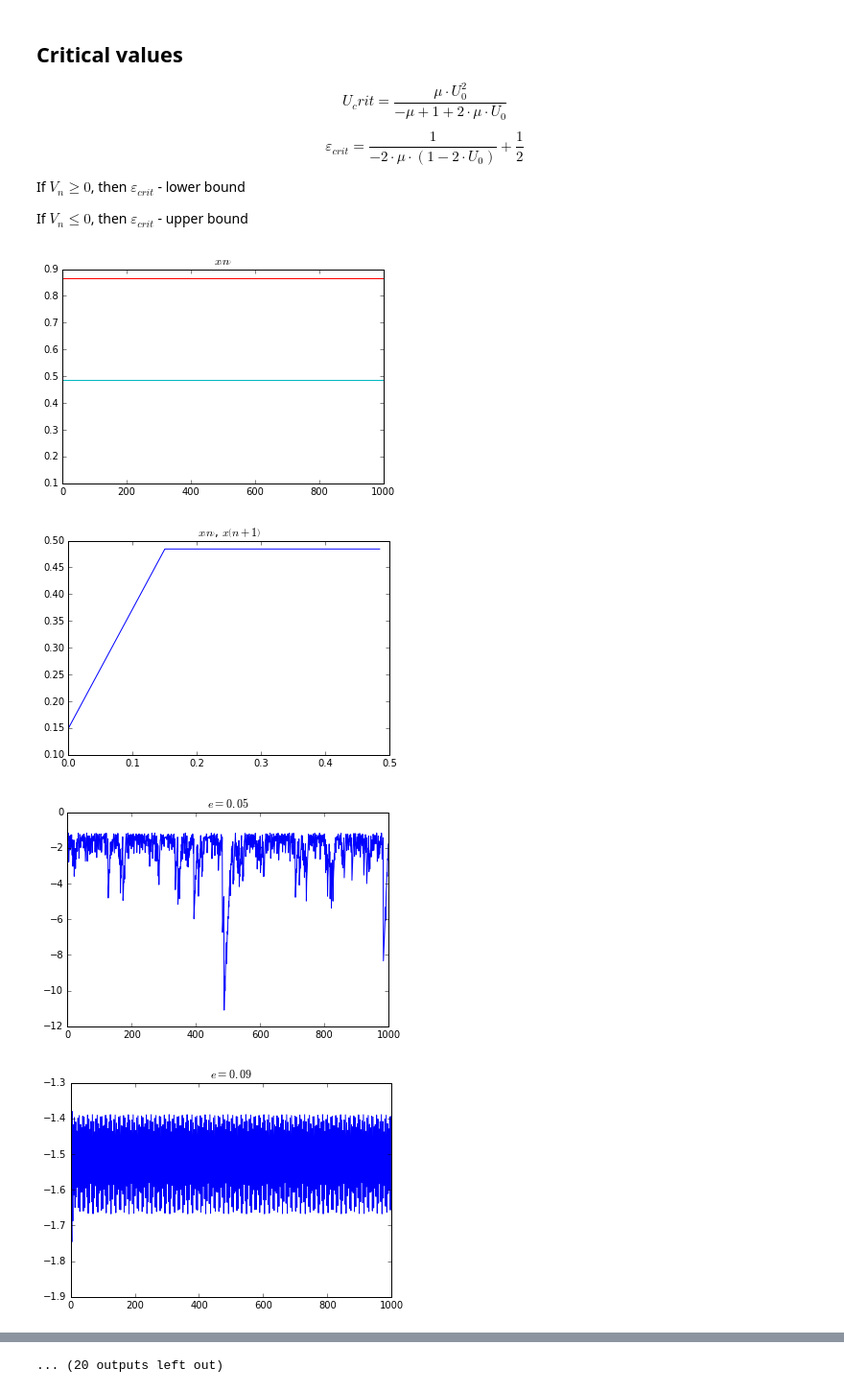
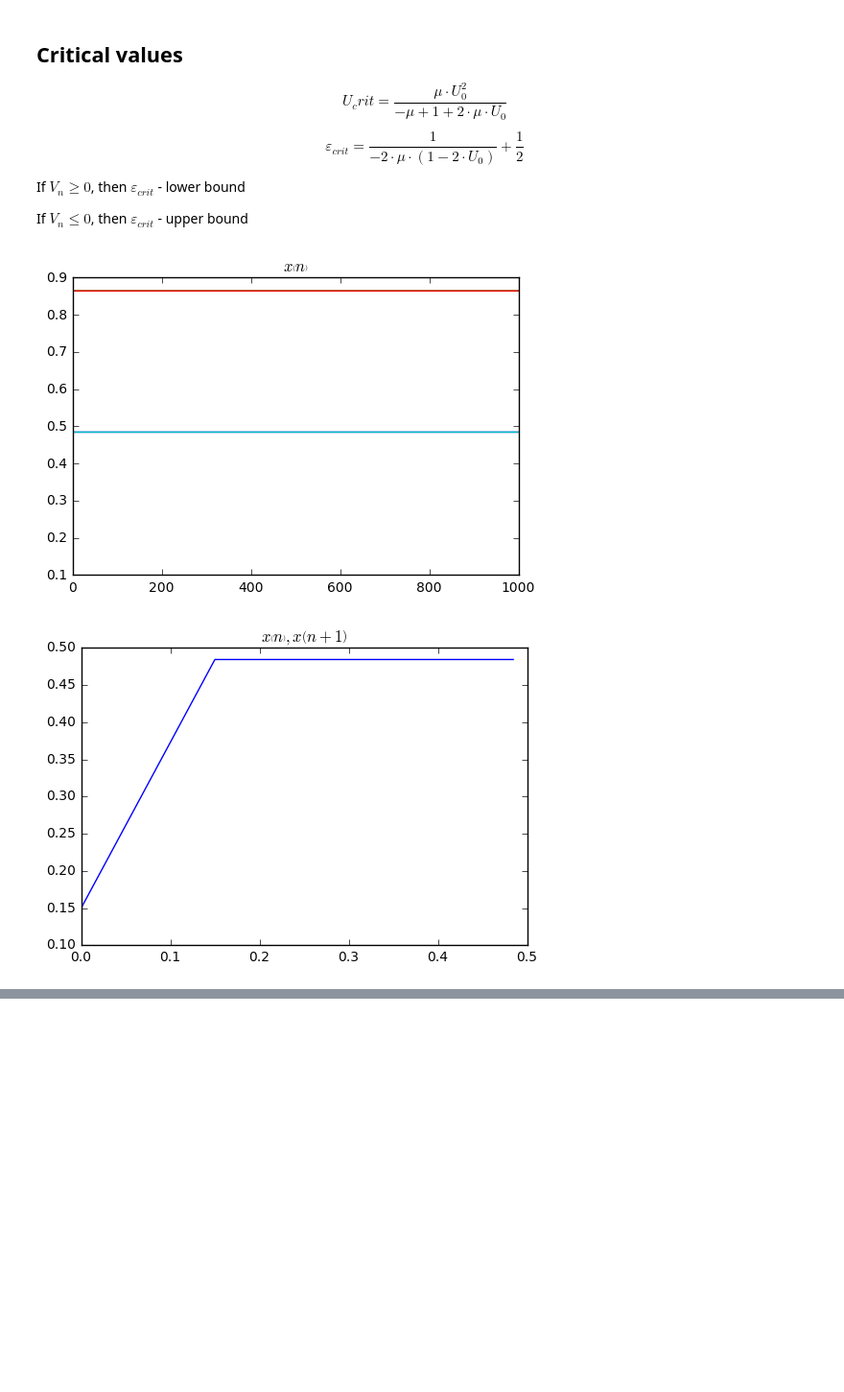
Before and after one commit to char-lie/physical-informatics, a Jupyter notebook: Lab6/lab6.ipynb, the cells around one changed output, grey strips where cells are left out. Shown at 96% size. Cells and saved outputs as stored; diff of their text form; code cells hidden in the pictures; blank space fills up the shorter version.

```diff
--- a/Lab6/lab6.ipynb
+++ b/Lab6/lab6.ipynb
@@ -125,51 +127,20 @@ def make_transition_from(xs, ys):
 # %%
 seqs = []
 for x0 in x0s:
     seqs.append(make_seq(x0))
 for seq in seqs:
     plt.title(r'$x\left( n \right)$')
     plt.plot(range(len(seq)), seq)
 plt.show()
 
 seq = seqs[0]
 seq_shifted = seq[:]
 seq_shifted.insert(0, 0)
 seq_shifted.pop(-1)
 
-plt.title(r'$x\left( n \right)$, $x\left( n+1 \right)$')
+plt.title(r'$x\left( n \right), x\left( n+1 \right)$')
 plt.plot(seq_shifted, seq)
 plt.show()
-
-es = [i for i in np.arange(0.05, 0.45, 0.04)]
-x0, y0 = x0s[0], x0s[1]
-
-xy_seqs = []
-for e in es:
-    item = (make_xy_system(x0, y0, e), e)
-    xy_seqs.append(item)
-
-uv_seqs = []
-for seq in xy_seqs:
-    uv_seqs.append((make_transition_from(*seq[0]), seq[1]))
-
-for uv_seq in uv_seqs:
-    ## only != 0
-    vn = list(filter(lambda x: x != 0, uv_seq[0][1]))
-    plt.title('$e=%s$' % uv_seq[1])
-    plt.plot(range(len(vn)), [np.log(np.abs(item)) for item in vn])
-    plt.show()
-
-for uv_seq in uv_seqs:
-    plt.title('$e=%s$' % uv_seq[1])
-    plt.plot(uv_seq[0][0], uv_seq[0][1])
-    plt.show()
-
-for xy_seq in xy_seqs:
-    plt.title('$e=%s$' % xy_seq[1])
-    plt.plot(xy_seq[0][0], xy_seq[0][1])
-    plt.show()
 # %% [output]
-[figure, old version]
+[figure, new version]
-[figure, old version]
+[figure, new version]
-[figure, removed]
-[figure, removed]
@@ -184 +146,0 @@ for xy_seq in xy_seqs:
-... (20 outputs left out)
```
Also changed, not shown: parts of 8 cells of this notebook.
